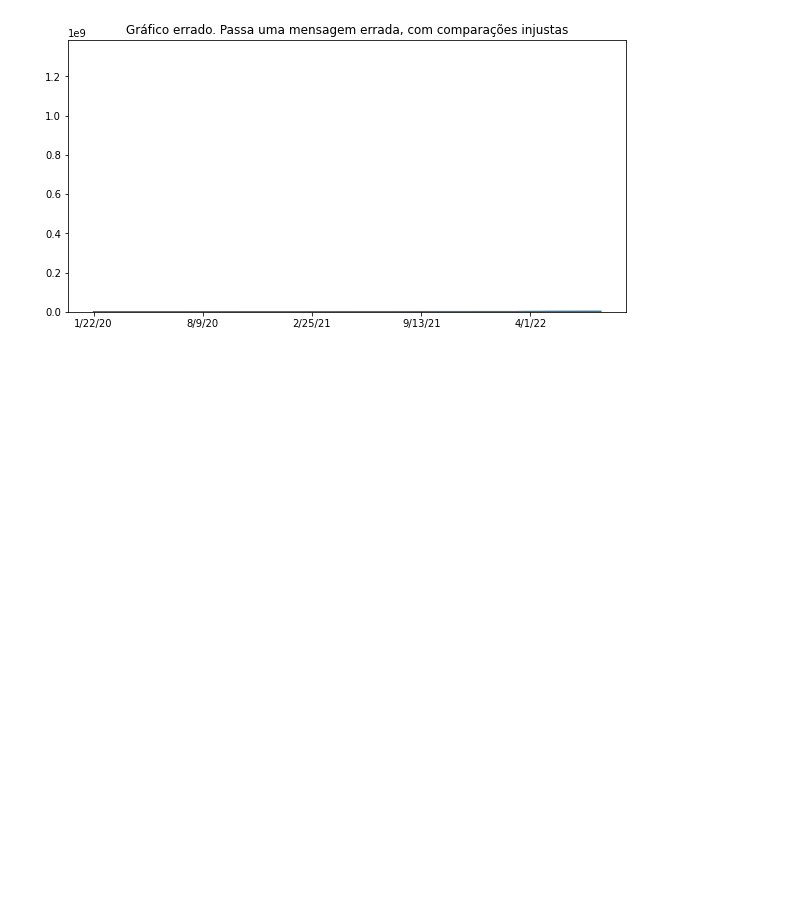
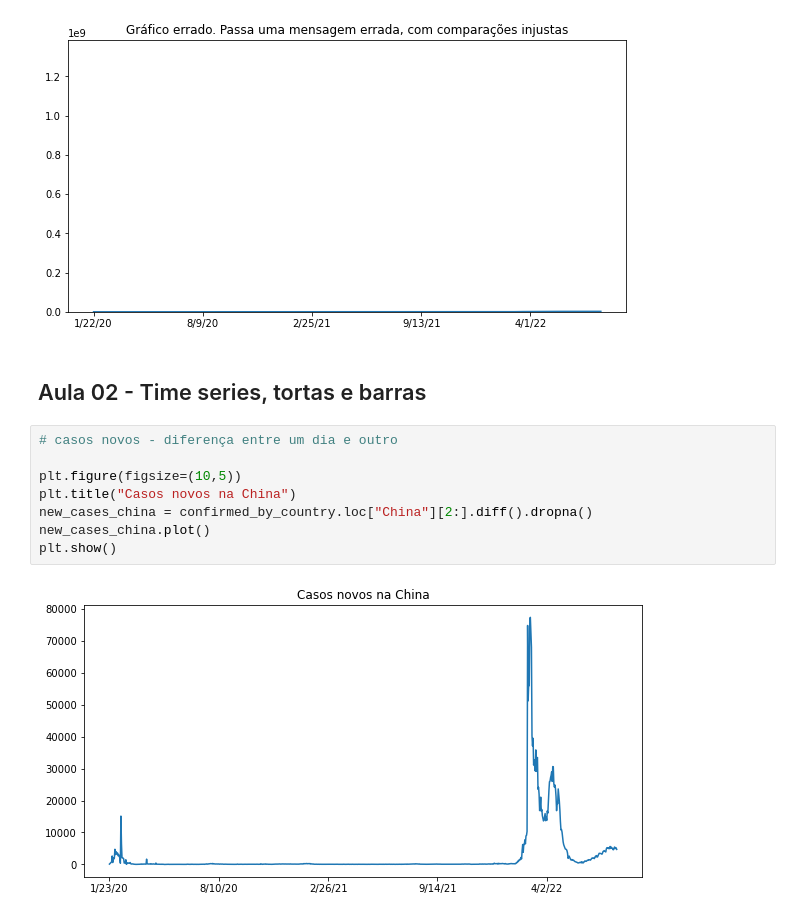
Before and after one commit to cglima/data-science-analises-para-saude-e-medicina, a Jupyter notebook: curso data science e saude.ipynb, the cells around one changed output. Drawn from its saved outputs; the diff is of its cells as text; blank space fills up the shorter version.

Commit message:
aula 02 - times series, tortas e barras

```diff
--- a/curso data science e saude.ipynb
+++ b/curso data science e saude.ipynb
@@ -286,3 +305,15 @@ plt.ylim(0, 1386000000)
 plt.show()
 # %% [output]
 [figure]
+# %% [markdown]
+## Aula 02 - Time series, tortas e barras
+# %%
+# casos novos - diferença entre um dia e outro
+
+plt.figure(figsize=(10,5))
+plt.title("Casos novos na China")
+new_cases_china = confirmed_by_country.loc["China"][2:].diff().dropna()
+new_cases_china.plot()
+plt.show()
+# %% [output]
+[figure, added]
```
Also changed, not shown: parts of 8 cells of this notebook.
